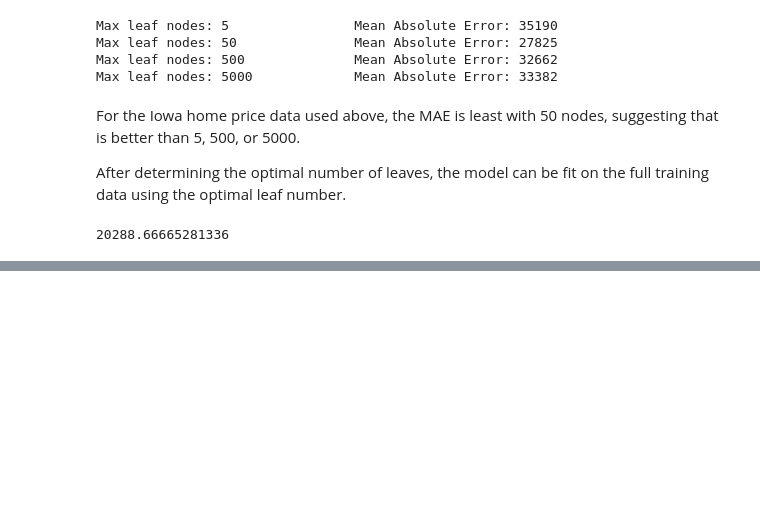
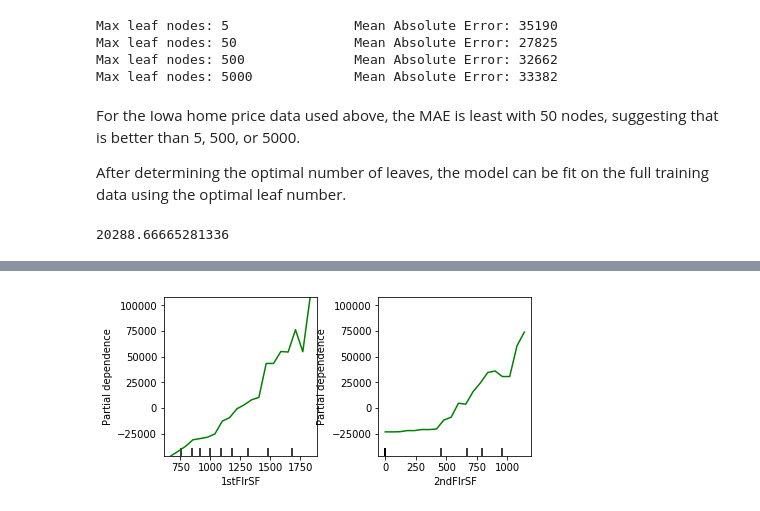
Before and after one commit to nicholaspoggioli/kml, a Jupyter notebook: Kaggle Machine Learning.ipynb, the cells around one changed output, grey strips where cells are left out. Drawn from its saved outputs; the diff is of its cells as text; code cells hidden in the pictures; blank space fills up the shorter version.

```diff
--- a/Kaggle Machine Learning.ipynb
+++ b/Kaggle Machine Learning.ipynb
@@ -372,0 +399,5 @@ Prior to tuning the decision tree, the MAE was about $32,000. After tuning, it i
+# %%
+# random forest model on Iowa housing data
+iowa_data = pd.read_csv('train.csv')
+
+iowa_data.head()
@@ -372,0 +953,32 @@ Prior to tuning the decision tree, the MAE was about $32,000. After tuning, it i
+# %%
+from sklearn.ensemble.partial_dependence import partial_dependence, plot_partial_dependence
+from sklearn.ensemble import GradientBoostingRegressor
+
+# select features
+features = ['LotArea','LotFrontage','1stFlrSF','2ndFlrSF']
+X = iowa_data[features]
+y = iowa_data['SalePrice']
+my_imputer = Imputer()
+X = my_imputer.fit_transform(X)
+
+# set model
+pd_model = GradientBoostingRegressor()
+
+# fit the model
+pd_model.fit(X, y)
+
+# make the plots
+my_plots_1 = plot_partial_dependence(pd_model,
+                                  features = [0,1],
+                                  X=X,
+                                   feature_names=features,
+                                   grid_resolution=20)
+# %%
+# remaining plots
+my_plots_2 = plot_partial_dependence(pd_model,
+                                  features = [2,3],
+                                  X=X,
+                                   feature_names=features,
+                                   grid_resolution=20)
+# %% [output]
+[figure, added]
```
Also changed, not shown: parts of 118 cells of this notebook.
